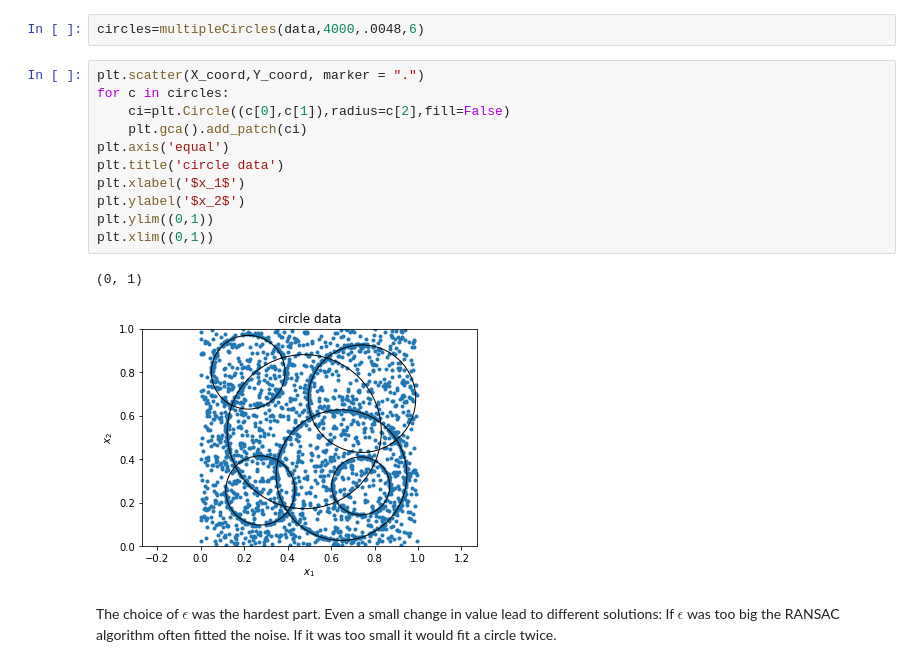
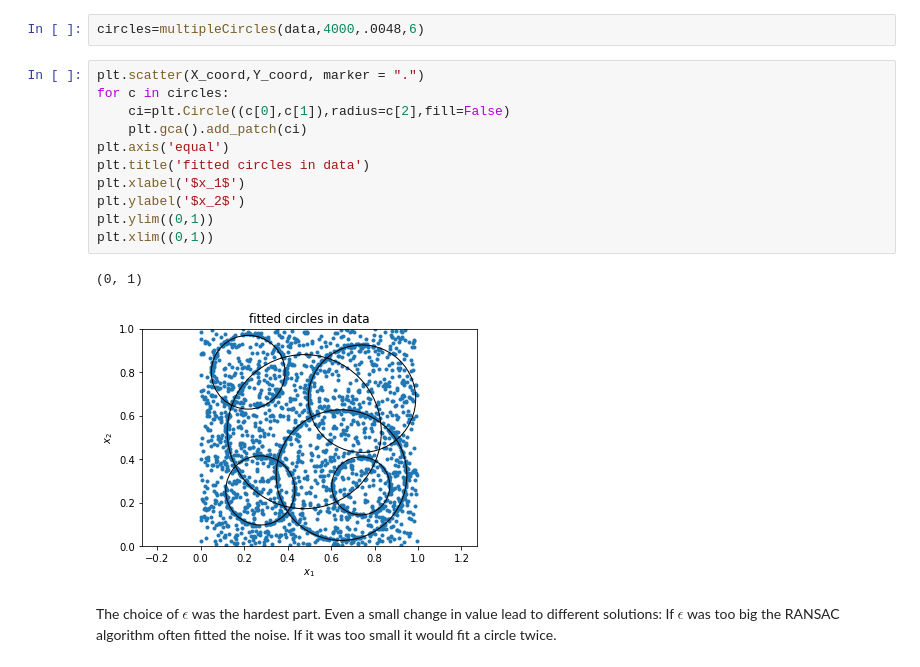
Before and after one commit to ml4cdeca/FundamentalsOfMachineLearning, a Jupyter notebook: exercise7/fitting-circles.ipynb, the cells around one changed output. Saved outputs shown, nothing was run; the diff lists cells and outputs as text.

```diff
--- a/exercise7/fitting-circles.ipynb
+++ b/exercise7/fitting-circles.ipynb
@@ -75,16 +75,16 @@ circles=multipleCircles(data,4000,.0048,6)
 # %%
 plt.scatter(X_coord,Y_coord, marker = ".")
 for c in circles:
     ci=plt.Circle((c[0],c[1]),radius=c[2],fill=False)
     plt.gca().add_patch(ci)
 plt.axis('equal')
-plt.title('circle data')
+plt.title('fitted circles in data')
 plt.xlabel('$x_1$')
 plt.ylabel('$x_2$')
 plt.ylim((0,1))
 plt.xlim((0,1))
 # %% [output]
 (0, 1)
-[figure, old version]
+[figure, new version]
 # %% [markdown]
 The choice of $\epsilon$ was the hardest part. Even a small change in value lead to different solutions: If $\epsilon$ was too big the RANSAC algorithm often fitted the noise. If it was too small it would fit a circle twice.
```
